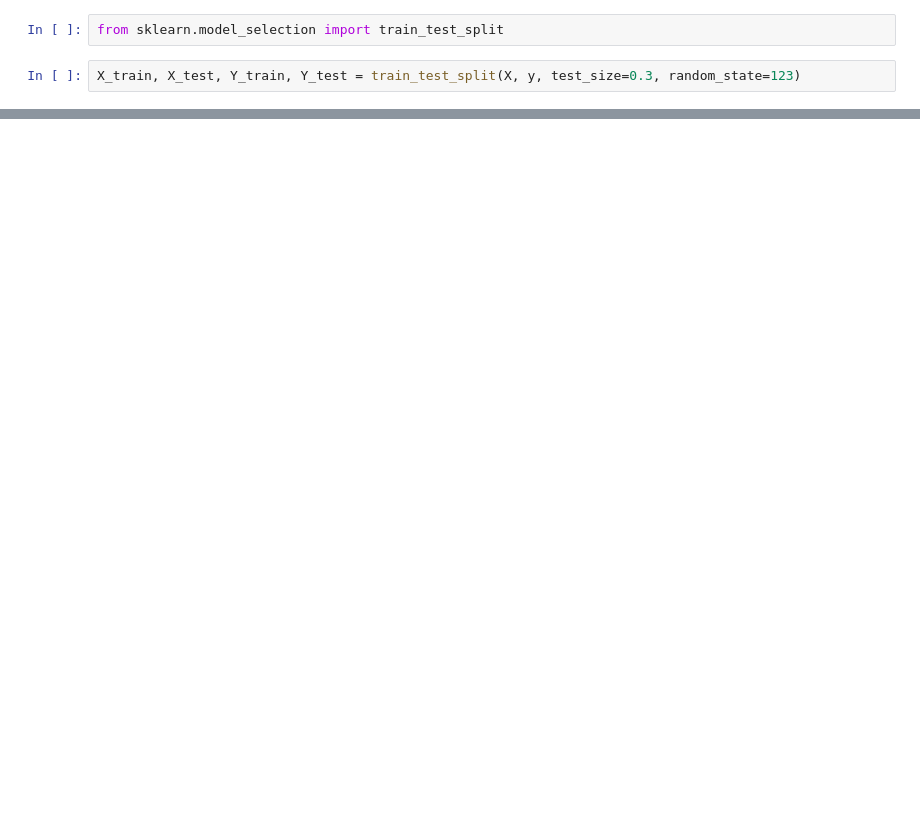
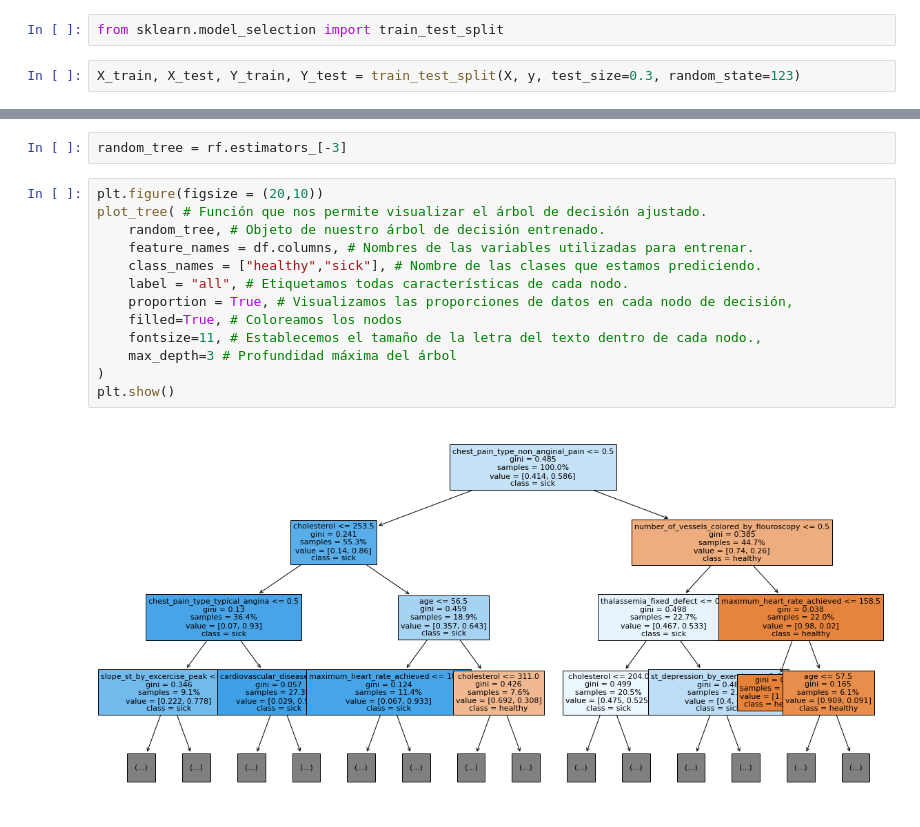
Before and after one commit to fvillena/biocompu, a Jupyter notebook: clases practicas/Clase_práctica_1.ipynb, the cells around one changed output, grey strips where cells are left out. Drawn from its saved outputs; the diff is of its cells as text; blank space fills up the shorter version.

Commit message:
Clase 1

```diff
--- a/clases practicas/Clase_práctica_1.ipynb
+++ b/clases practicas/Clase_práctica_1.ipynb
@@ -431,0 +509,17 @@ De los resultados podemos ver que el algoritmo que obtuvo mejor rendimiento fue
+# %%
+random_tree = rf.estimators_[-3]
+# %%
+plt.figure(figsize = (20,10))
+plot_tree( # Función que nos permite visualizar el árbol de decisión ajustado.
+    random_tree, # Objeto de nuestro árbol de decisión entrenado.
+    feature_names = df.columns, # Nombres de las variables utilizadas para entrenar.
+    class_names = ["healthy","sick"], # Nombre de las clases que estamos prediciendo.
+    label = "all", # Etiquetamos todas características de cada nodo.
+    proportion = True, # Visualizamos las proporciones de datos en cada nodo de decisión,
+    filled=True, # Coloreamos los nodos
+    fontsize=11, # Establecemos el tamaño de la letra del texto dentro de cada nodo.,
+    max_depth=3 # Profundidad máxima del árbol
+)
+plt.show()
+# %% [output]
+[figure, added]
```
Also changed, not shown: parts of 66 cells of this notebook, 2 other files.
